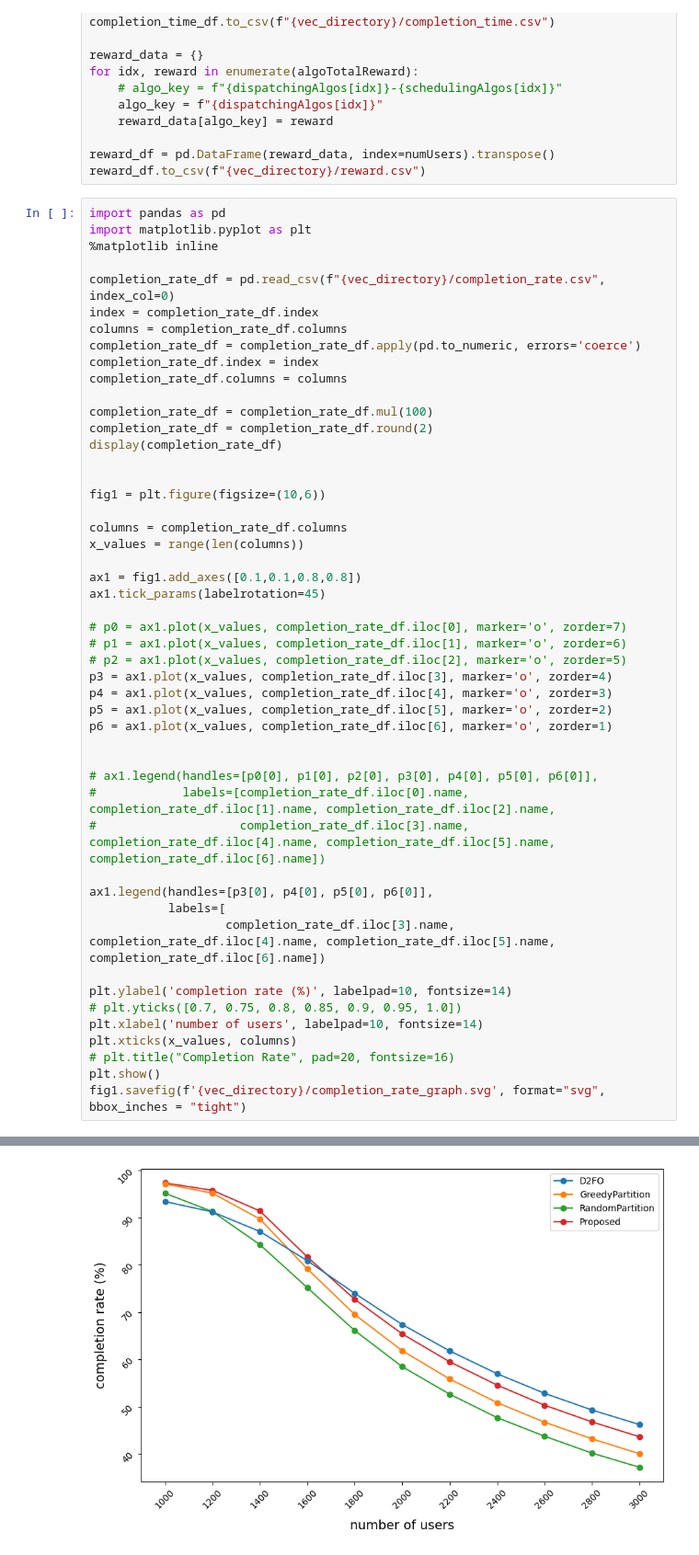
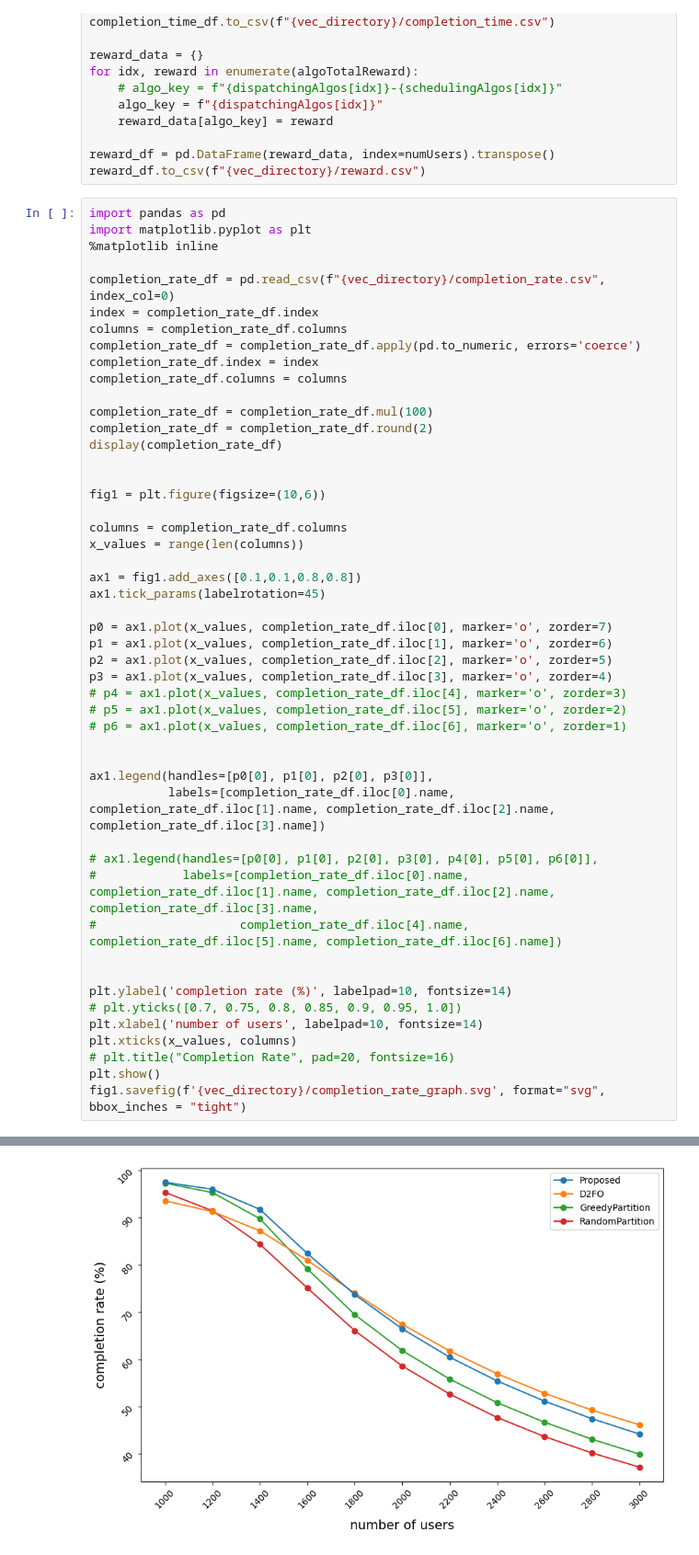
Before and after one commit to TimHung000/thesis, a Jupyter notebook: res.ipynb, the cells around one changed output, grey strips where cells are left out. Shown at 92% size. Cells and saved outputs as stored; diff of their text form.

```diff
--- a/res.ipynb
+++ b/res.ipynb
@@ -156,22 +156,22 @@ x_values = range(len(columns))
 ax1 = fig1.add_axes([0.1,0.1,0.8,0.8])
 ax1.tick_params(labelrotation=45)
 
-# p0 = ax1.plot(x_values, completion_rate_df.iloc[0], marker='o', zorder=7)
-# p1 = ax1.plot(x_values, completion_rate_df.iloc[1], marker='o', zorder=6)
-# p2 = ax1.plot(x_values, completion_rate_df.iloc[2], marker='o', zorder=5)
+p0 = ax1.plot(x_values, completion_rate_df.iloc[0], marker='o', zorder=7)
+p1 = ax1.plot(x_values, completion_rate_df.iloc[1], marker='o', zorder=6)
+p2 = ax1.plot(x_values, completion_rate_df.iloc[2], marker='o', zorder=5)
 p3 = ax1.plot(x_values, completion_rate_df.iloc[3], marker='o', zorder=4)
-p4 = ax1.plot(x_values, completion_rate_df.iloc[4], marker='o', zorder=3)
-p5 = ax1.plot(x_values, completion_rate_df.iloc[5], marker='o', zorder=2)
-p6 = ax1.plot(x_values, completion_rate_df.iloc[6], marker='o', zorder=1)
+# p4 = ax1.plot(x_values, completion_rate_df.iloc[4], marker='o', zorder=3)
+# p5 = ax1.plot(x_values, completion_rate_df.iloc[5], marker='o', zorder=2)
+# p6 = ax1.plot(x_values, completion_rate_df.iloc[6], marker='o', zorder=1)
 
 
+ax1.legend(handles=[p0[0], p1[0], p2[0], p3[0]],
+           labels=[completion_rate_df.iloc[0].name, completion_rate_df.iloc[1].name, completion_rate_df.iloc[2].name, completion_rate_df.iloc[3].name])
+
 # ax1.legend(handles=[p0[0], p1[0], p2[0], p3[0], p4[0], p5[0], p6[0]],
-#            labels=[completion_rate_df.iloc[0].name, completion_rate_df.iloc[1].name, completion_rate_df.iloc[2].name,
-#                    completion_rate_df.iloc[3].name, completion_rate_df.iloc[4].name, completion_rate_df.iloc[5].name, completion_rate_df.iloc[6].name])
+#            labels=[completion_rate_df.iloc[0].name, completion_rate_df.iloc[1].name, completion_rate_df.iloc[2].name, completion_rate_df.iloc[3].name,
+#                    completion_rate_df.iloc[4].name, completion_rate_df.iloc[5].name, completion_rate_df.iloc[6].name])
 
-ax1.legend(handles=[p3[0], p4[0], p5[0], p6[0]],
-           labels=[
-                   completion_rate_df.iloc[3].name, completion_rate_df.iloc[4].name, completion_rate_df.iloc[5].name, completion_rate_df.iloc[6].name])
 
 plt.ylabel('completion rate (%)', labelpad=10, fontsize=14)
 # plt.yticks([0.7, 0.75, 0.8, 0.85, 0.9, 0.95, 1.0])
@@ -192,4 +189,4 @@ fig1.savefig(f'{vec_directory}/completion_rate_graph.svg', format="svg", bbox_in
-[figure, old version]
+[figure, new version]
 # %%
 import pandas as pd
 import matplotlib.pyplot as plt
```
Also changed, not shown: parts of 5 cells of this notebook, 4 other files.
